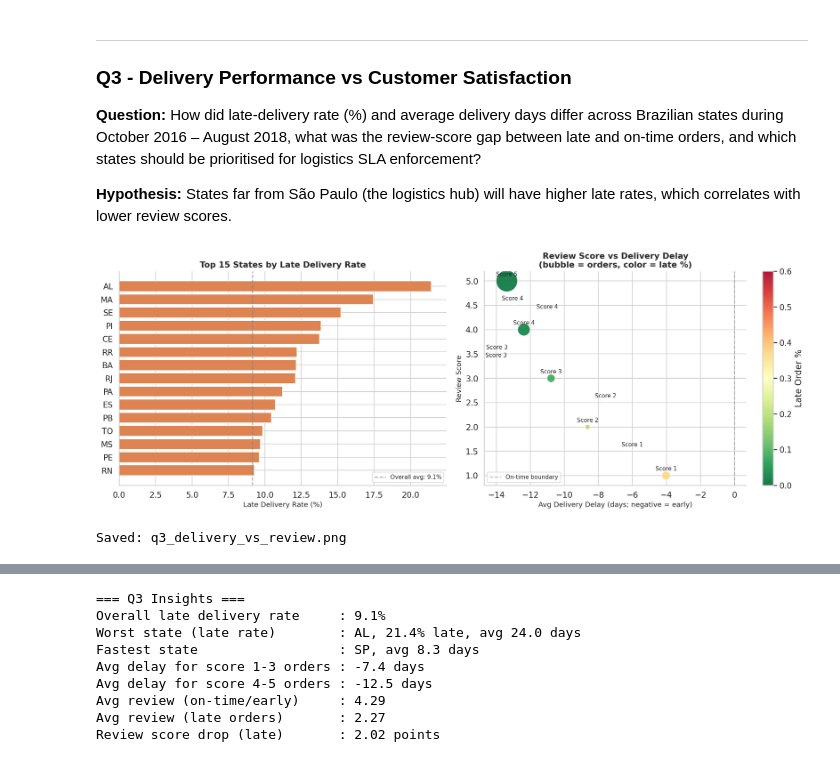
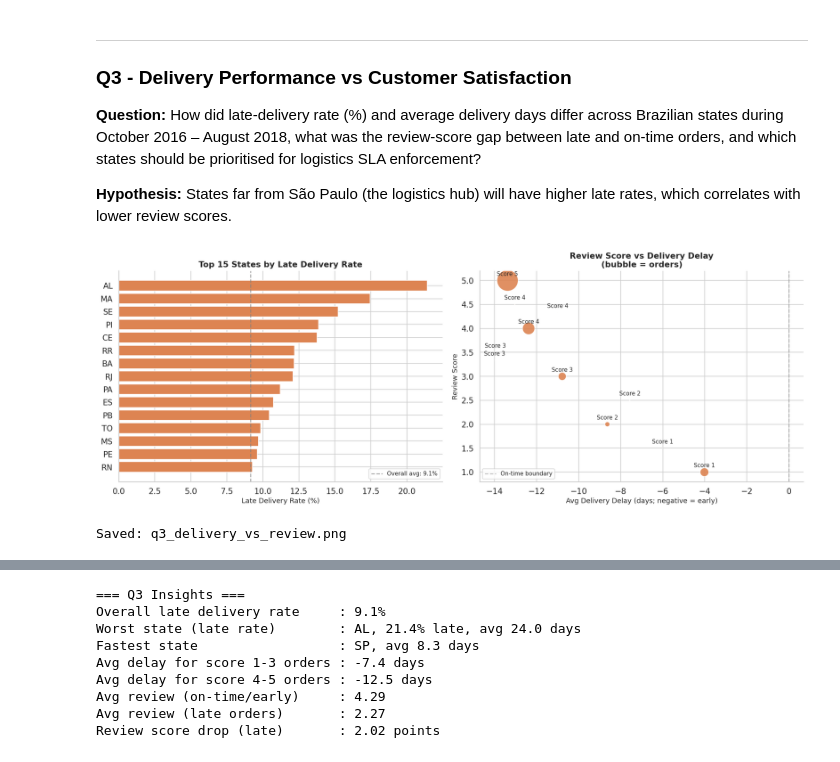
Before and after one commit to tommyalba/data_analysis_project-dicoding, a Jupyter notebook: notebook.ipynb, the cells around one changed output, grey strips where cells are left out. Saved outputs shown, nothing was run; the diff lists cells and outputs as text; code cells hidden in the pictures.

```diff
--- a/notebook.ipynb
+++ b/notebook.ipynb
@@ -1150,40 +1138,36 @@ axes[0].set_xlabel('Late Delivery Rate (%)', fontsize=11)
 axes[0].set_title('Top 15 States by Late Delivery Rate', fontsize=13, fontweight='bold')
 axes[0].legend(fontsize=9)
 
 # Right: review score vs avg delay days
 sc = axes[1].scatter(
     review_delivery['avg_delay_days'],
     review_delivery['review_score'],
     s=review_delivery['orders'] / 50,
-    c=review_delivery['late_pct'],
-    cmap='RdYlGn_r',
-    vmin=0,
-    vmax=0.6,
+    c=ACCENT_COLOR,
     alpha=0.9,
     edgecolors='white',
     linewidth=0.8,
 )
-plt.colorbar(sc, ax=axes[1], label='Late Order %')
 
 for _, r in review_delivery.iterrows():
     axes[1].annotate(
         f'Score {int(r["review_score"])}',
         (r['avg_delay_days'], r['review_score']),
         fontsize=9, ha='center', va='bottom',
         xytext=(0, 6), textcoords='offset points',
 )
 axes[1].axvline(0, color='gray', linestyle='--', alpha=0.5, label='On-time boundary')
 axes[1].set_xlabel('Avg Delivery Delay (days; negative = early)', fontsize=11)
 axes[1].set_ylabel('Review Score', fontsize=11)
-axes[1].set_title('Review Score vs Delivery Delay\n(bubble = orders, color = late %)', fontsize=13, fontweight='bold')
+axes[1].set_title('Review Score vs Delivery Delay\n(bubble = orders)', fontsize=13, fontweight='bold')
 axes[1].legend(fontsize=9)
 
 plt.tight_layout()
 plt.savefig('dashboard/data/q3_delivery_vs_review.png', dpi=150, bbox_inches='tight')
 plt.show()
 print('Saved: q3_delivery_vs_review.png')
 # %% [output]
-[figure, old version]
+[figure, new version]
 Saved: q3_delivery_vs_review.png
 # %%
 # ── Plotly — avg delivery days by state, coloured by late rate ──────────────
```
Also changed, not shown: parts of 12 cells of this notebook, 4 other files.
